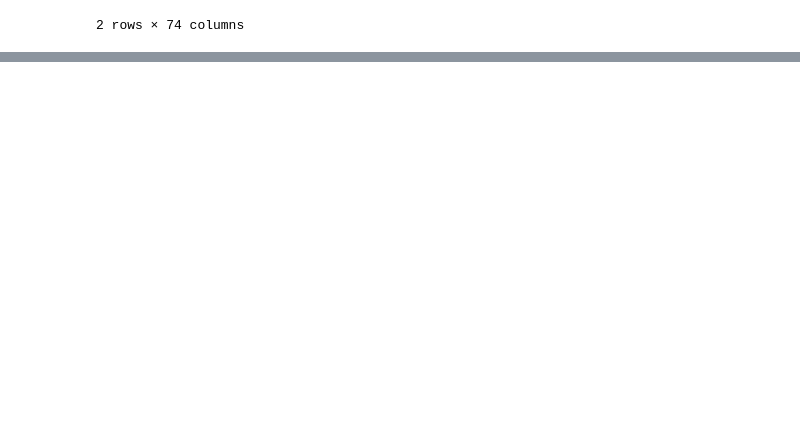
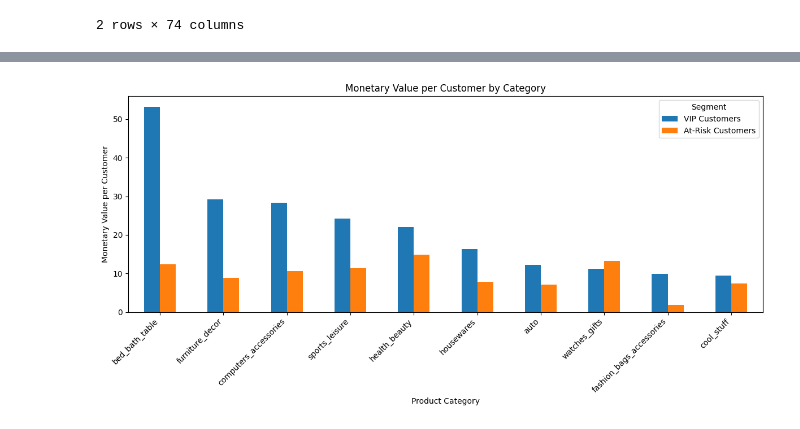
Before and after one commit to C026-01-0774-2023-NewtonOlando/segmentation, a Jupyter notebook: customersegmentation.ipynb, the cells around one changed output, grey strips where cells are left out. Cells and saved outputs as stored; diff of their text form; code cells hidden in the pictures; blank space fills up the shorter version.

```diff
--- a/customersegmentation.ipynb
+++ b/customersegmentation.ipynb
@@ -352,0 +1175,57 @@ pd.crosstab(
+# %%
+import matplotlib.pyplot as plt
+import pandas as pd
+
+# Get top 10 categories based on VIP monetary value per customer
+vip_top_categories = (
+    top_value_categories[
+        top_value_categories['Segment'] == 'VIP Customers'
+    ]
+    .sort_values('Monetary_per_Customer', ascending=False)
+    .head(10)
+)
+
+# Get the category names
+categories = vip_top_categories['Preferred_Category']
+
+# Get values for both segments
+vip_values = (
+    top_value_categories[
+        (top_value_categories['Segment'] == 'VIP Customers') &
+        (top_value_categories['Preferred_Category'].isin(categories))
+    ]
+    .set_index('Preferred_Category')
+    .loc[categories, 'Monetary_per_Customer']
+)
+
+at_risk_values = (
+    top_value_categories[
+        (top_value_categories['Segment'] == 'At-Risk Customers') &
+        (top_value_categories['Preferred_Category'].isin(categories))
+    ]
+    .set_index('Preferred_Category')
+    .loc[categories, 'Monetary_per_Customer']
+)
+
+# Create comparison DataFrame
+comparison = pd.DataFrame({
+    'VIP Customers': vip_values.values,
+    'At-Risk Customers': at_risk_values.values
+}, index=categories)
+
+# Plot
+comparison.plot(
+    kind='bar',
+    figsize=(12, 6)
+)
+
+plt.title('Monetary Value per Customer by Category')
+plt.xlabel('Product Category')
+plt.ylabel('Monetary Value per Customer')
+plt.xticks(rotation=45, ha='right')
+plt.legend(title='Segment')
+plt.tight_layout()
+
+plt.show()
+# %% [output]
+[figure, added]
```
Also changed, not shown: parts of 53 cells of this notebook.
